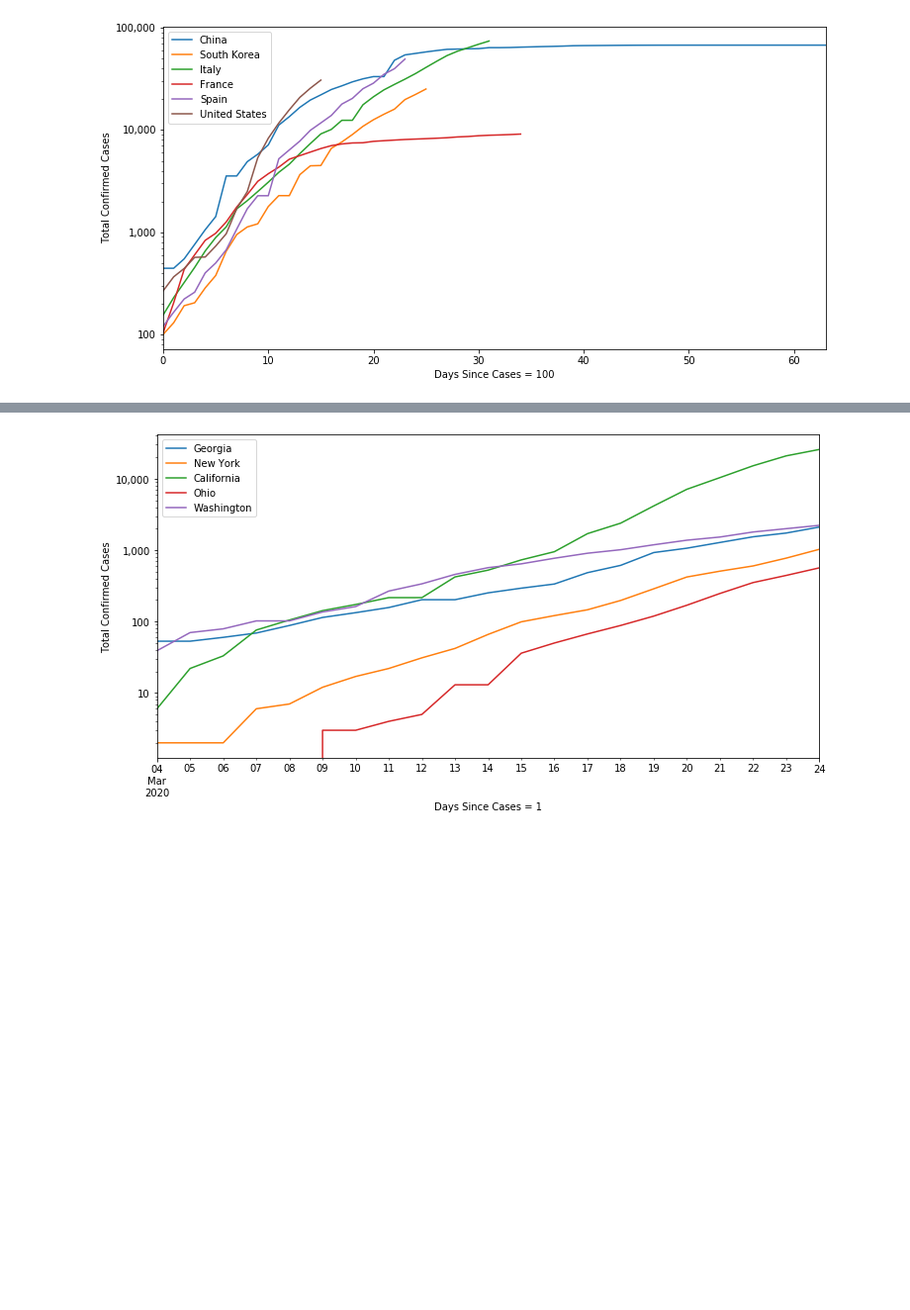
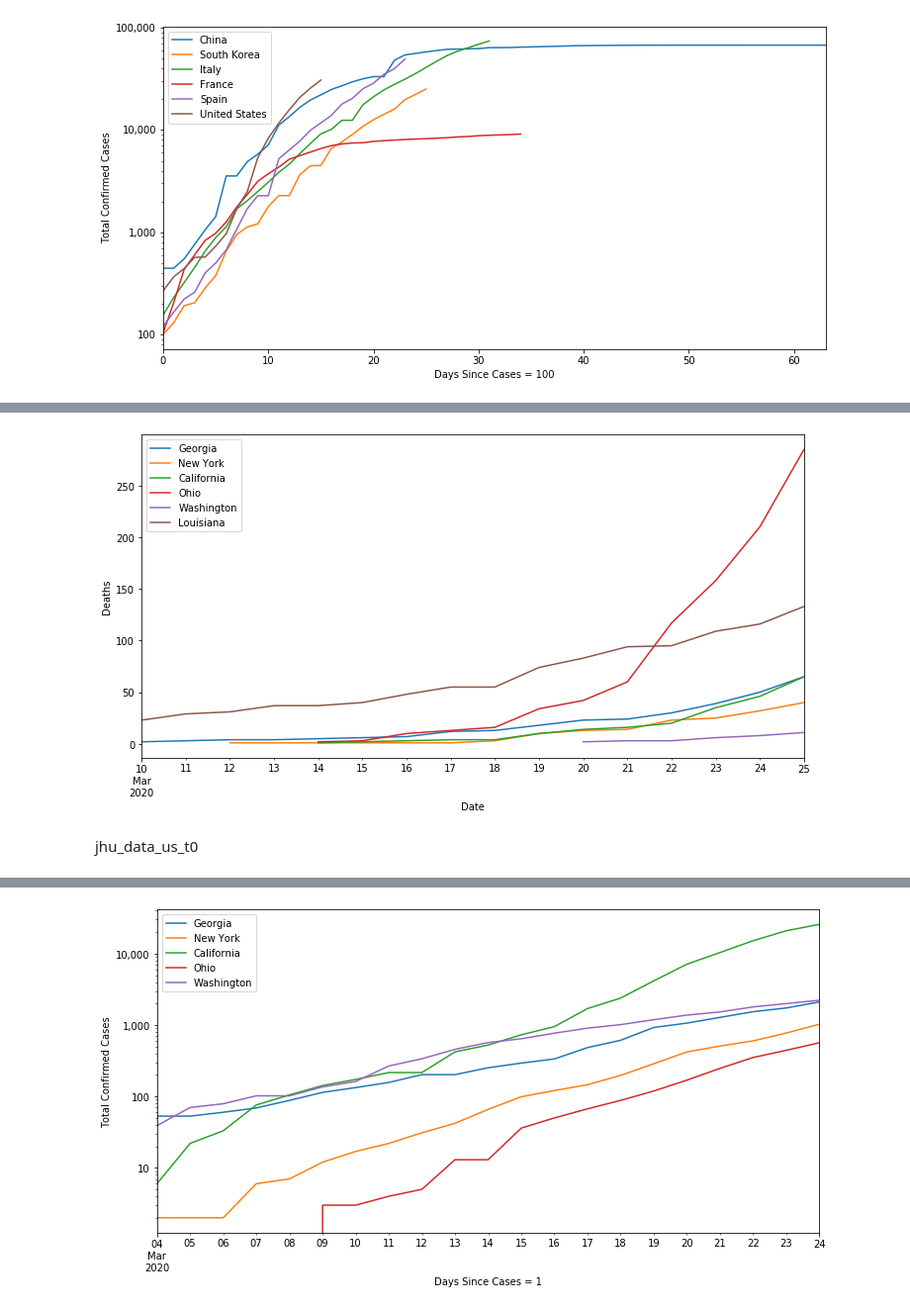
Before and after one commit to slstarnes/coronavirus-stats, a Jupyter notebook: Coronavirus.ipynb, the cells around one changed output, grey strips where cells are left out. Shown: that part at 99% size. Saved outputs shown, nothing was run; the diff lists cells and outputs as text; code cells hidden in the pictures; blank space fills up the shorter version.

```diff
--- a/Coronavirus.ipynb
+++ b/Coronavirus.ipynb
@@ -95,5 +108,20 @@ ax.yaxis.set_major_formatter(mtick.StrMethodFormatter('{x:,.0f}'))
 # %%
-state_filter = ['Georgia', 'New York', 'California', 'Ohio', 'Washington']
+state_filter = ['Georgia', 'New York', 'California', 'Ohio', 'Washington', 'Louisiana']
+# %%
+# NOTE: legend does not match lines
+ax = plt.gca()
+plot_df = jhu_deaths_data_us_reduced[jhu_deaths_data_us_reduced['total']>0]
+p=plot_df[plot_df['state'].isin(state_filter)].groupby('state').plot(x='date', y='total',
+                                                                     ax=ax, logy=False)
+ax.figure.set_size_inches(12,6)
+ax.legend(state_filter)
+ax.set_xlabel('Date')
+ax.set_ylabel('Deaths')
+ax.yaxis.set_major_formatter(mtick.StrMethodFormatter('{x:,.0f}'));
+# %% [output]
+[figure, added]
+# %% [markdown]
+jhu_data_us_t0
 # %%
 ax = plt.gca()
 plot_df = jhu_data_us_reduced[jhu_data_us_reduced['total']>0]
```
Also changed, not shown: parts of 6 cells of this notebook.
